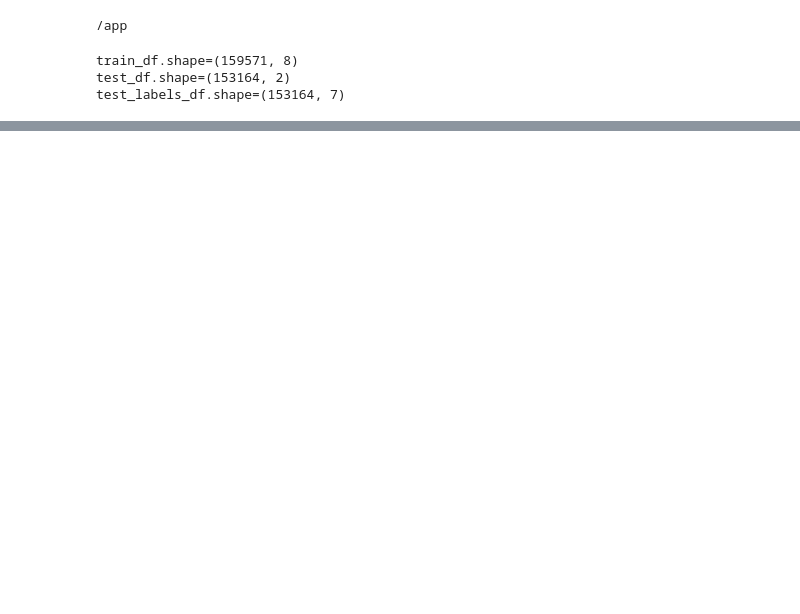
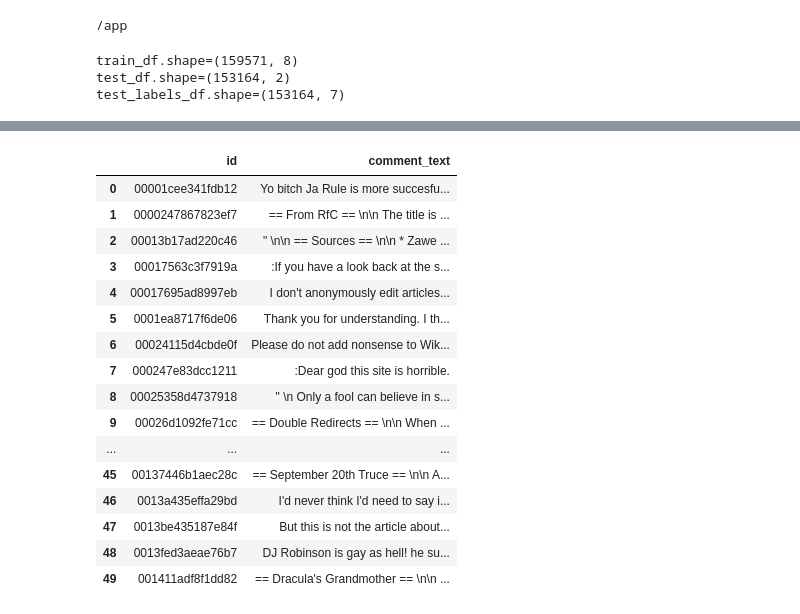
Before and after one commit to iamabhi6345/cyber_bullying_detection_data_preparation, a Jupyter notebook: notebooks/eda-jtc.ipynb, the cells around one changed output, grey strips where cells are left out. Saved outputs shown, nothing was run; the diff lists cells and outputs as text; code cells hidden in the pictures; blank space fills up the shorter version.

```diff
--- a/notebooks/eda-jtc.ipynb
+++ b/notebooks/eda-jtc.ipynb
@@ -18,0 +47,20 @@ test_labels_df.shape=(153164, 7)
+# %%
+test_df.head(50)
+# %% [output]
+|  | id | comment_text |
+| 0 | 00001cee341fdb12 | Yo bitch Ja Rule is more succesfu... |
+| 1 | 0000247867823ef7 | == From RfC == \n\n The title is ... |
+| 2 | 00013b17ad220c46 | " \n\n == Sources == \n\n * Zawe ... |
+| 3 | 00017563c3f7919a | :If you have a look back at the s... |
+| 4 | 00017695ad8997eb | I don't anonymously edit articles... |
+| 5 | 0001ea8717f6de06 | Thank you for understanding. I th... |
+| 6 | 00024115d4cbde0f | Please do not add nonsense to Wik... |
+| 7 | 000247e83dcc1211 | :Dear god this site is horrible. |
+| 8 | 00025358d4737918 | " \n Only a fool can believe in s... |
+| 9 | 00026d1092fe71cc | == Double Redirects == \n\n When ... |
+| ... | ... | ... |
+| 45 | 00137446b1aec28c | == September 20th Truce == \n\n A... |
+| 46 | 0013a435effa29bd | I'd never think I'd need to say i... |
+| 47 | 0013be435187e84f | But this is not the article about... |
+| 48 | 0013fed3aeae76b7 | DJ Robinson is gay as hell! he su... |
+| 49 | 001411adf8f1dd82 | == Dracula's Grandmother == \n\n ... |
```
Also changed, not shown: parts of 7 cells of this notebook, 1 other file.
